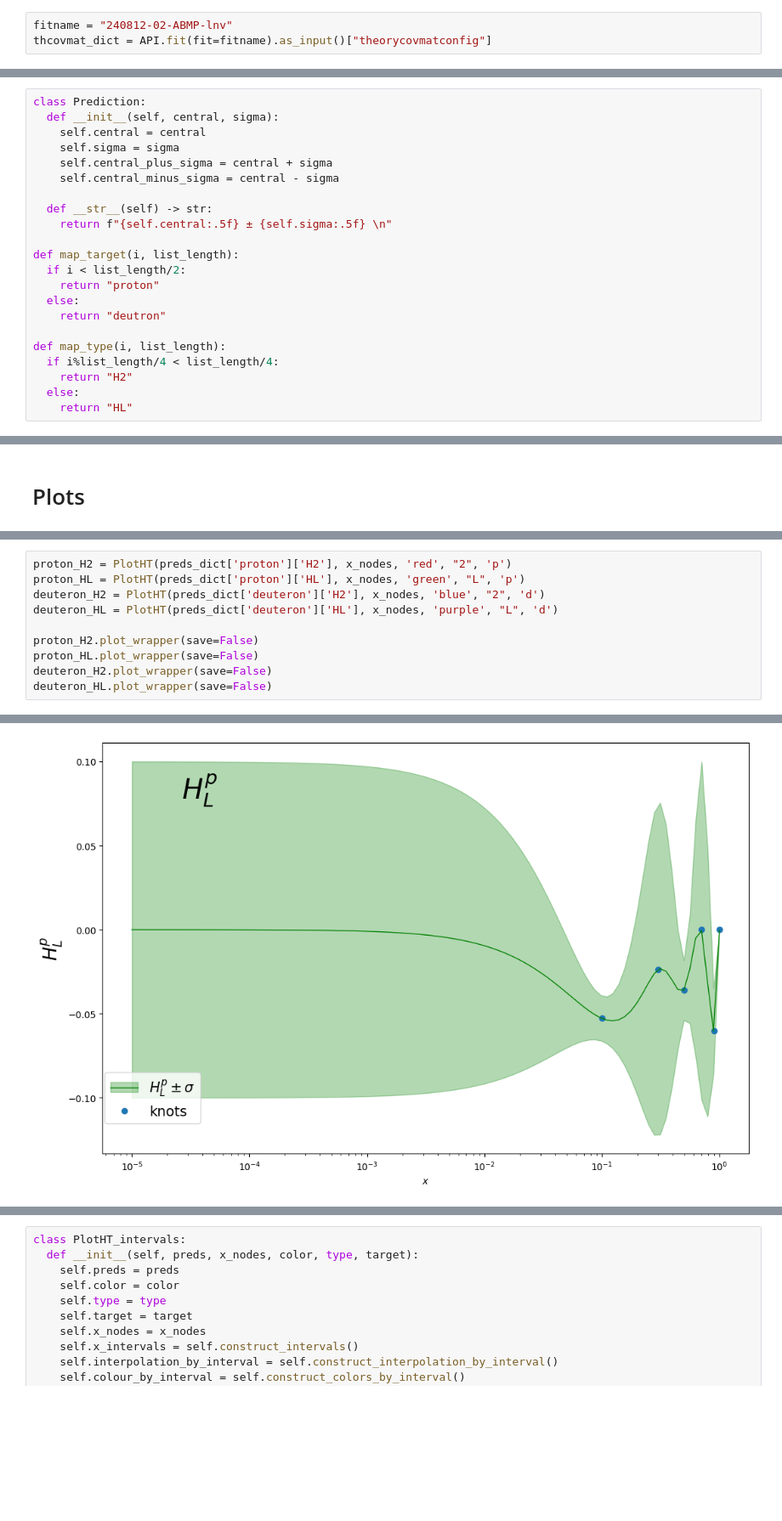
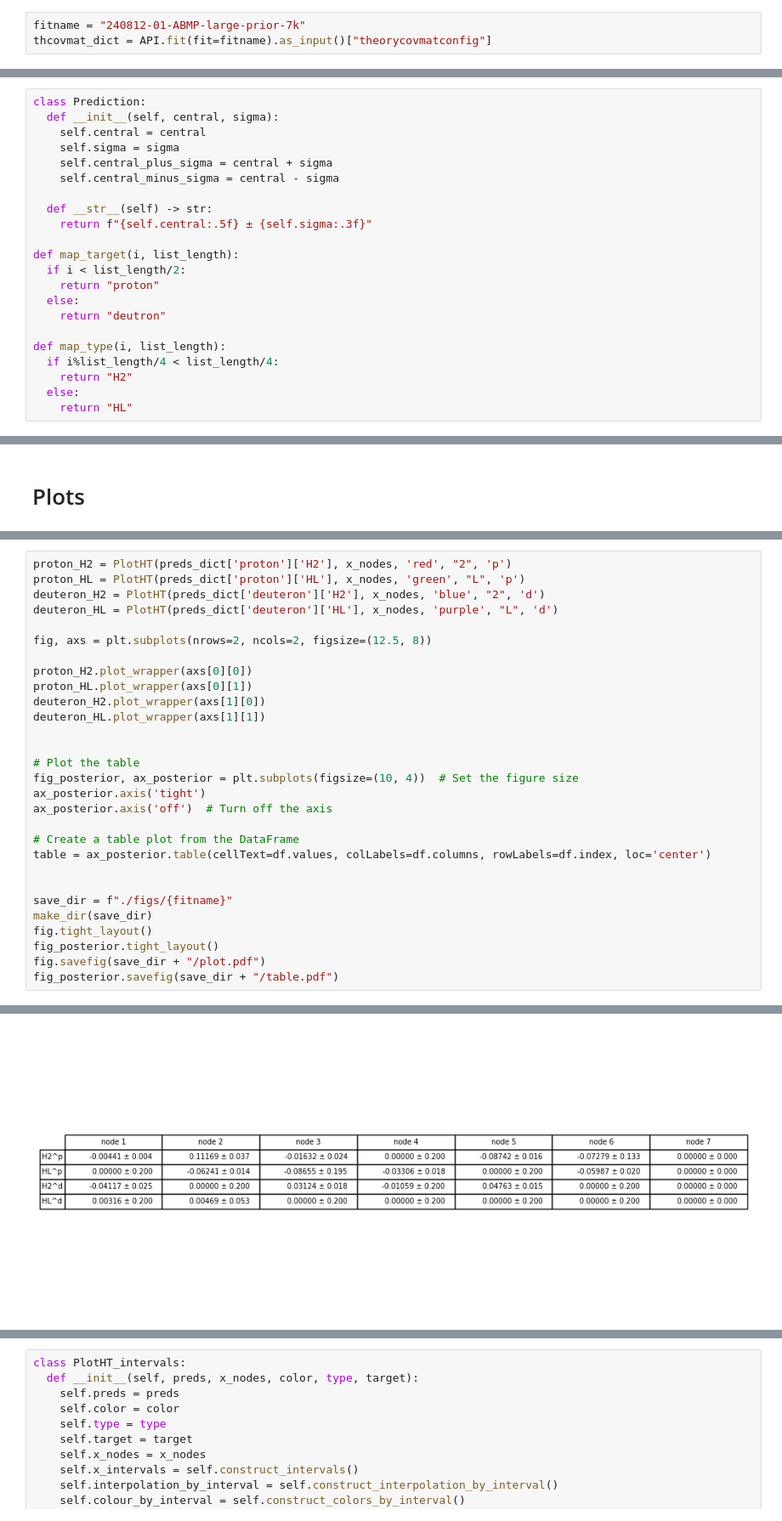
Before and after one commit to RoyStegeman/higher_twist, a Jupyter notebook: higher_twist/ht_ABMP.ipynb, the cells around one changed output, grey strips where cells are left out. Shown at 85% size. Drawn from its saved outputs; the diff is of its cells as text; blank space fills up the shorter version.

```diff
--- a/higher_twist/ht_ABMP.ipynb
+++ b/higher_twist/ht_ABMP.ipynb
@@ -12,7 +12,7 @@ from pathlib import Path
 
 from validphys.theorycovariance.construction import extract_target, compute_ratio_delta, compute_ht_parametrisation
 # %%
-fitname = "240812-02-ABMP-lnv"
+fitname = "240812-01-ABMP-large-prior-7k"
 thcovmat_dict = API.fit(fit=fitname).as_input()["theorycovmatconfig"]
 # %%
 H2_coeff_list = thcovmat_dict["H2_list"]
@@ -233,7 +233,7 @@ class Prediction:
     self.central_minus_sigma = central - sigma
 
   def __str__(self) -> str:
-    return f"{self.central:.5f} ± {self.sigma:.5f} \n"
+    return f"{self.central:.5f} ± {self.sigma:.3f}"
 
 def map_target(i, list_length):
   if i < list_length/2:
@@ -333,8 +360,27 @@ proton_HL = PlotHT(preds_dict['proton']['HL'], x_nodes, 'green', "L", 'p')
 deuteron_H2 = PlotHT(preds_dict['deuteron']['H2'], x_nodes, 'blue', "2", 'd')
 deuteron_HL = PlotHT(preds_dict['deuteron']['HL'], x_nodes, 'purple', "L", 'd')
 
-proton_H2.plot_wrapper(save=False)
-proton_HL.plot_wrapper(save=False)
-deuteron_H2.plot_wrapper(save=False)
-deuteron_HL.plot_wrapper(save=False)
+fig, axs = plt.subplots(nrows=2, ncols=2, figsize=(12.5, 8))
+
+proton_H2.plot_wrapper(axs[0][0])
+proton_HL.plot_wrapper(axs[0][1])
+deuteron_H2.plot_wrapper(axs[1][0])
+deuteron_HL.plot_wrapper(axs[1][1])
+
+
+# Plot the table
+fig_posterior, ax_posterior = plt.subplots(figsize=(10, 4))  # Set the figure size
+ax_posterior.axis('tight')
+ax_posterior.axis('off')  # Turn off the axis
+
+# Create a table plot from the DataFrame
+table = ax_posterior.table(cellText=df.values, colLabels=df.columns, rowLabels=df.index, loc='center')
+
+
+save_dir = f"./figs/{fitname}"
+make_dir(save_dir)
+fig.tight_layout()
+fig_posterior.tight_layout()
+fig.savefig(save_dir + "/plot.pdf")
+fig_posterior.savefig(save_dir + "/table.pdf")
 # %% [output]
@@ -342 +388 @@ deuteron_HL.plot_wrapper(save=False)
-[figure, old version]
+[figure, new version]
```
Also changed, not shown: parts of 8 cells of this notebook.
